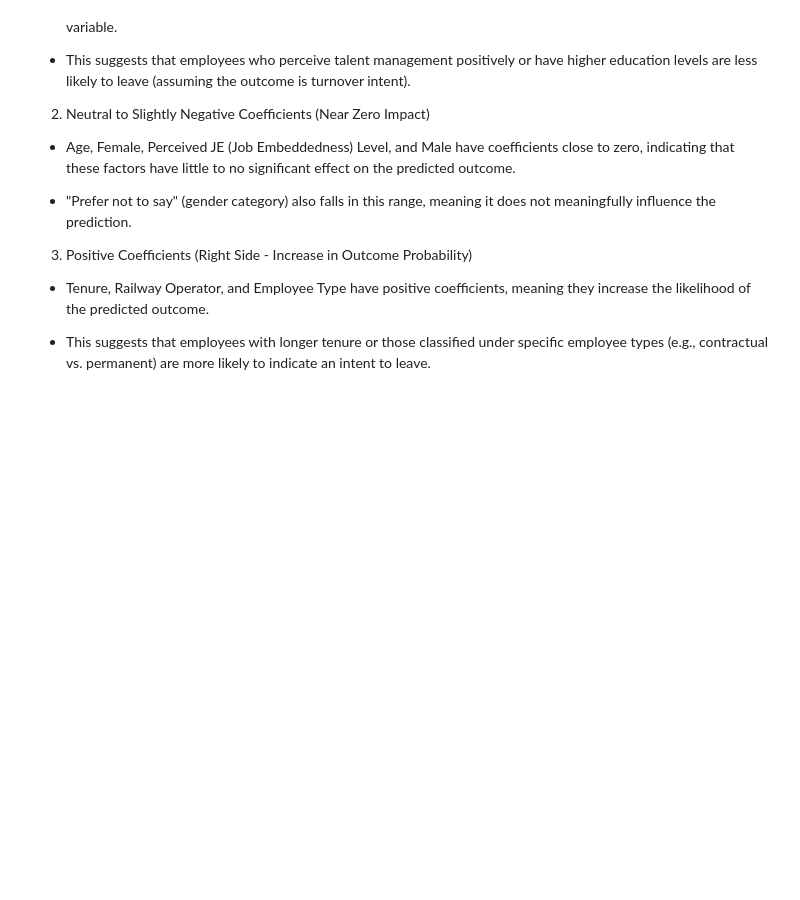
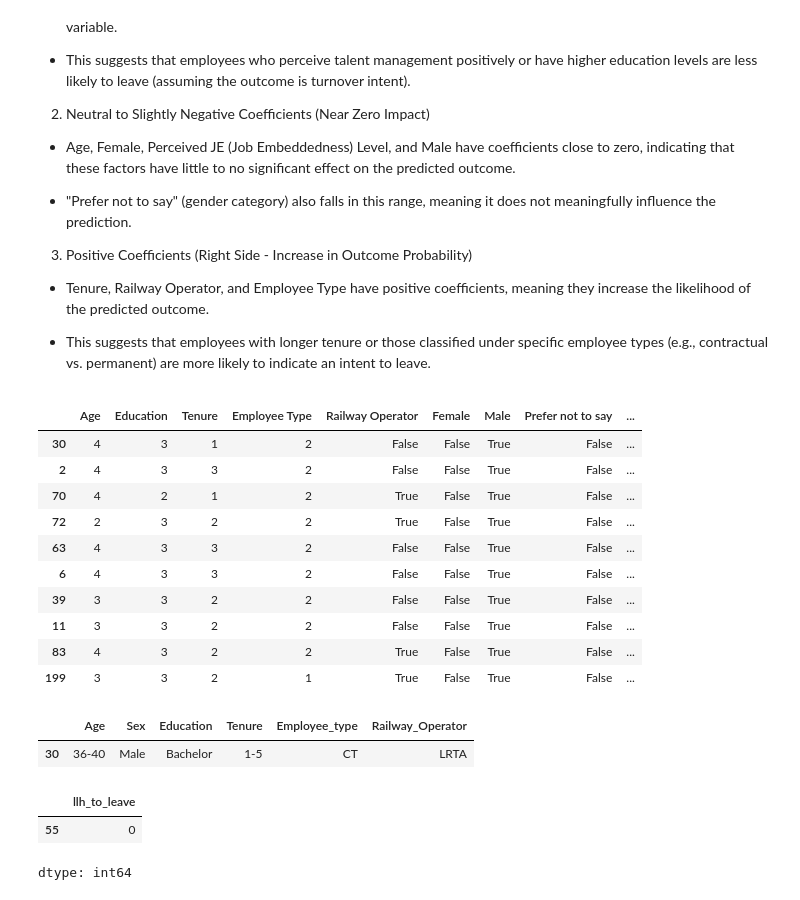
Before and after one commit to pjcroxas/Talent-Retention-in-Railway-Workforce, a Jupyter notebook: Unraveling_Railway_Employee_Turnover_A_Data_Driven_Approach_Using_Propensity_Modeling.ipynb, the cells around one changed output. Cells and saved outputs as stored; diff of their text form; code cells hidden in the pictures; blank space fills up the shorter version.

```diff
--- a/Unraveling_Railway_Employee_Turnover_A_Data_Driven_Approach_Using_Propensity_Modeling.ipynb
+++ b/Unraveling_Railway_Employee_Turnover_A_Data_Driven_Approach_Using_Propensity_Modeling.ipynb
@@ -899,3 +898,17 @@ plt.show()
   - Tenure, Railway Operator, and Employee Type have positive coefficients, meaning they increase the likelihood of the predicted outcome.
 
   - This suggests that employees with longer tenure or those classified under specific employee types (e.g., contractual vs. permanent) are more likely to indicate an intent to leave.
+# %%
+X_test[(X_test["Age"]<=4)&(X_test.index<=199)][0:10]
+# %% [output]
+|  | Age | Education | Tenure | Employee Type | Railway Operator | Female | Male | Prefer not to say | ... |
+| 30 | 4 | 3 | 1 | 2 | False | False | True | False | ... |
+| 2 | 4 | 3 | 3 | 2 | False | False | True | False | ... |
+| 70 | 4 | 2 | 1 | 2 | True | False | True | False | ... |
+| 72 | 2 | 3 | 2 | 2 | True | False | True | False | ... |
+| 63 | 4 | 3 | 3 | 2 | False | False | True | False | ... |
+| 6 | 4 | 3 | 3 | 2 | False | False | True | False | ... |
+| 39 | 3 | 3 | 2 | 2 | False | False | True | False | ... |
+| 11 | 3 | 3 | 2 | 2 | False | False | True | False | ... |
+| 83 | 4 | 3 | 2 | 2 | True | False | True | False | ... |
+| 199 | 3 | 3 | 2 | 1 | True | False | True | False | ... |
@@ -901,0 +920,11 @@ plt.show()
+# %%
+rtp.loc[[index]]
+# %% [output]
+|  | Age | Sex | Education | Tenure | Employee_type | Railway_Operator |
+| 30 | 36-40 | Male | Bachelor | 1-5 | CT | LRTA |
+# %%
+y_test.loc[[55]]
+# %% [output]
+|  | llh_to_leave |
+| 55 | 0 |
+dtype: int64
```
Also changed, not shown: parts of 18 cells of this notebook.
